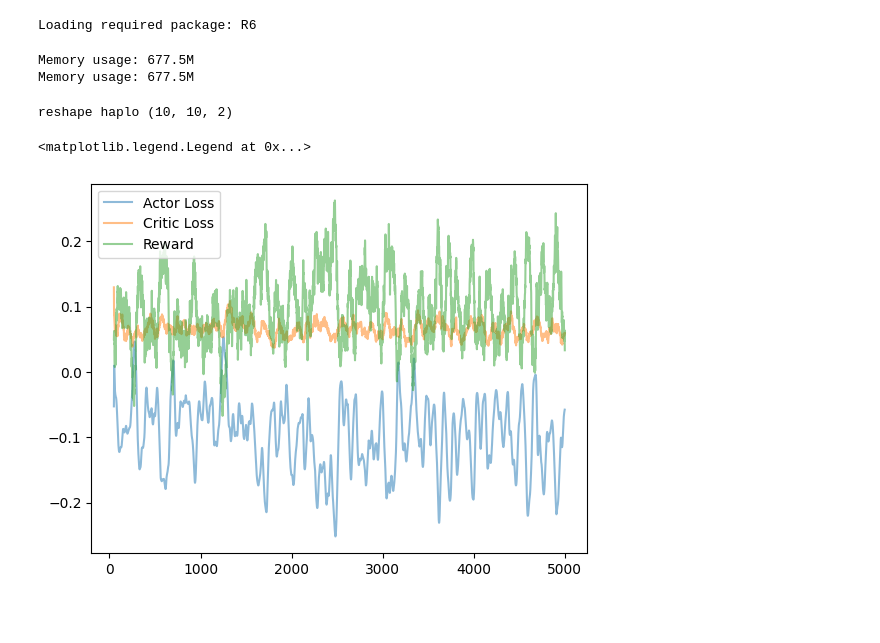
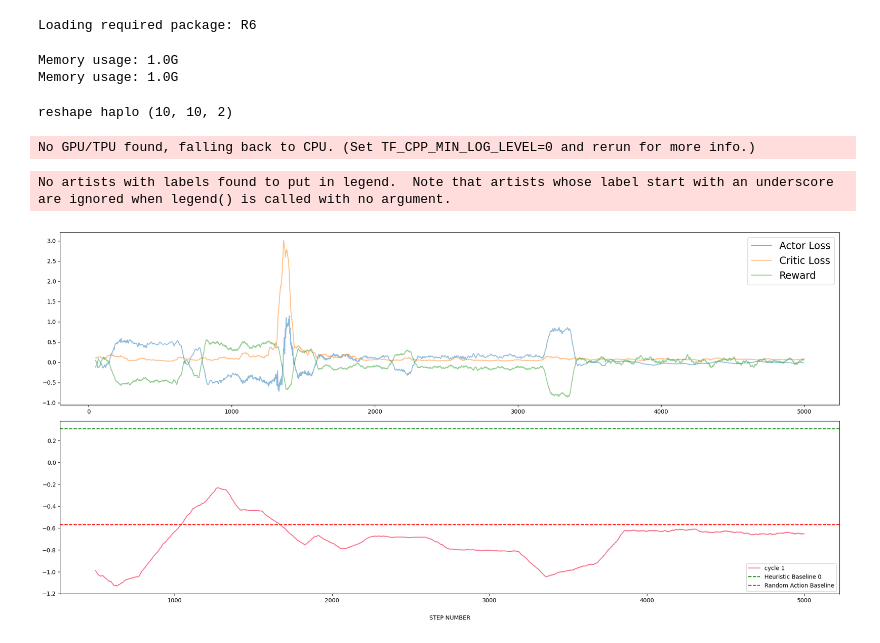
Before and after one commit to cjGO/breeder_agent, a Jupyter notebook: test.ipynb, the cells around one changed output. Drawn from its saved outputs; the diff is of its cells as text; code cells hidden in the pictures; blank space fills up the shorter version.

Commit message:
basic report viz + nn size parameter added

```diff
--- a/test.ipynb
+++ b/test.ipynb
@@ -653,19 +653,18 @@ def fitness_plot(farm_history, farm_cycles, ax=None,):
         ax.plot(cycle_smooth, color=palette[i], label=f'cycle {i+1}')
 
     for i, baseline in enumerate(farm.baselines):
-        ax.axhline(y=baseline, color='g', linestyle='--')
+        ax.axhline(y=baseline, color='g', linestyle='--', label=f'Heuristic Baseline {i}')
         ax.annotate(f'Heuristic Baseline {i}', (0, baseline), textcoords="offset points", xytext=(10,10), ha='center')
 
-    ax.axhline(y=farm.random_baseline, color='r', linestyle='--')
-    ax.annotate(f'Random Baseline', (0, farm.random_baseline), textcoords="offset points", xytext=(10,10), ha='center')
-
+    ax.axhline(y=farm.random_baseline, color='r', linestyle='--', label='Random Action Baseline')
+    ax.annotate(f'Random Action Baseline', (0, farm.random_baseline), textcoords="offset points", xytext=(10,10), ha='center')
 
     ax.legend()
 
     return ax
 # %% [output]
-Memory usage: 677.5M
-Memory usage: 677.5M
+Memory usage: 1.0G
+Memory usage: 1.0G
 # %%
 import numpy as np
 from tensorflow.keras.layers import Input, Flatten, Dense, Reshape
@@ -743,7 +742,6 @@ def split_and_average(lst, set_size):
 
     return averages
 # %%
-
 
 
 def create_critic(n, m, d, population_dummy, scores_dummy, output_dummy):
@@ -755,11 +753,11 @@ def create_critic(n, m, d, population_dummy, scores_dummy, output_dummy):
     critic_input = tf.keras.layers.Input(shape=(n, m, d))
 
     x1 = Flatten()(critic_input)
-    x2 = Dense(8, activation='relu')(score_input)  # Dense layer for the scores
+    x2 = Dense(layer_size, activation='relu')(score_input)  # Dense layer for the scores
     x3 = Flatten()(actor_output_input)  # Flatten the actor's output
     x = tf.keras.layers.Concatenate()([x1, x2, x3])  # Concatenate the flattened critic input, score input, and actor's output
-    x = Dense(8, activation='relu')(x)
-    x = Dense(8, activation='relu')(x)
+    x = Dense(layer_size, activation='relu')(x)
+    x = Dense(layer_size, activation='relu')(x)
     x = Dense(1, activation='linear')(x)  # Output layer with single linear unit
     optimizer = Adam(learning_rate=learning_rate)
     critic_model = tf.keras.models.Model([critic_input, score_input, actor_output_input], x)
@@ -775,10 +773,10 @@ def create_actor(n, m, d, total_parents, population_dummy, scores_dummy):
     actor_input = tf.keras.layers.Input(shape=(n, m, d))
 
     x1 = Flatten()(actor_input)
-    x2 = Dense(8, activation='relu')(score_input)  # Dense layer for the scores
+    x2 = Dense(layer_size, activation='relu')(score_input)  # Dense layer for the scores
     x = tf.keras.layers.Concatenate()([x1, x2])  # Concatenate the flattened actor input and the score input
-    x = Dense(8, activation='relu')(x)
-    x = Dense(8, activation='relu')(x)
+    x = Dense(layer_size, activation='relu')(x)
+    x = Dense(layer_size, activation='relu')(x)
     x = Dense(n, activation='linear')(x)  # Output layer with n linear units
     optimizer = Adam(learning_rate=learning_rate)
 
@@ -880,7 +878,7 @@ class BreedingProgram:
         new_pop = self.simulator.random_crosses(selected_parents[0], n_crosses=selected_parents[0].shape[0], n_offspring=replicates)
 
         mass_score = self.simulator.GEBV(new_pop.reshape((replicates*selected_parents[0].shape[0]), self.current_population.shape[1],self.current_population.shape[2],)).mean()[0]
-        reward =  mass_score - self.simulator.GEBV(self.current_population).mean()[0]
+        reward =  mass_score - self.simulator.GEBV(self.initial_population).mean()[0]
         # self.true_history.append(self.simulato)
         new_pop = new_pop[:, 0, :, :] # sample first individual from each cross
         return new_pop, reward, mass_score
@@ -942,6 +940,9 @@ class BreedingProgram:
         return (actor_grads, critic_grads), actor_loss, critic_loss
 
     def run_cycle(self):
+        """
+        runs a cycle of selection. updates the current population/scores
+        """
         inputs = add_batchdim(self.current_population)
         scores_dummy = np.array(self.current_scores.transpose())
         actor_output = self.actor([inputs, scores_dummy])
@@ -1060,7 +1061,8 @@ critic_loss_list=[]
 reshape haplo (10, 10, 2)
 # %%
 
-learning_rate = 0.0005
+layer_size = 64
+learning_rate = 0.001
 episodes = 5000
 
 farm  = BreedingProgram(
@@ -1076,25 +1078,51 @@ farm  = BreedingProgram(
 
 # use this to generate the pdf report below with plots... just need to process this info i think
 actor_hist,critic_hist, score_hist, reward_hist, fitness_hist = farm.overfit()
+# %% [output]
+No GPU/TPU found, falling back to CPU. (Set TF_CPP_MIN_LOG_LEVEL=0 and rerun for more info.)
 # %%
 import pandas as pd
+import matplotlib.pyplot as plt
+import seaborn as sns
 
 # Assuming actor_hist, critic_hist, and reward_hist are pandas Series
 window_size = 50  # Set the window size according to your data
 
 # Calculate the rolling average
 actor_hist_smooth = pd.Series([x[0] for x in actor_hist]).rolling(window_size).mean()
 critic_hist_smooth = pd.Series([x[0] for x in critic_hist]).rolling(window_size).mean()
 reward_hist_smooth = pd.Series([x[0] for x in reward_hist]).rolling(window_size).mean()
 
-# Plot the smoothed lines
-plt.plot(actor_hist_smooth, alpha=0.5, label='Actor Loss')
-plt.plot(critic_hist_smooth, alpha=0.5, label='Critic Loss')
-plt.plot(reward_hist_smooth, alpha=0.5, label='Reward')
-plt.legend()
+# Create a figure to hold the plots
+fig = plt.figure(figsize=(20,10))
+
+# First subplot for the smoothed lines
+ax1 = fig.add_subplot(2,1,1)  # 2 rows, 1 column, first plot
+ax1.plot(actor_hist_smooth, alpha=0.5, label='Actor Loss')
+ax1.plot(critic_hist_smooth, alpha=0.5, label='Critic Loss')
+ax1.plot(reward_hist_smooth, alpha=0.5, label='Reward')
+
+ax1.legend(fontsize='xx-large')  # Adjust fontsize here
+
+# Second subplot for the fitness plot
+ax2 = fig.add_subplot(2,1,2)  # 2 rows, 1 column, second plot
+fitness_plot(fitness_hist, farm.cycles, ax2)
+
+# Add a big subplot to set the common x-axis label
+ax = fig.add_subplot(111, frameon=False)  # 1 row, 1 column, first plot
+# Hide the big subplot's frame
+ax.tick_params(labelcolor='none', top=False, bottom=False, left=False, right=False)
+ax.grid(False)
+
+# Set the common x-axis label
+ax.set_xlabel('STEP NUMBER', labelpad=20)
+
+# Show the combined plot
+plt.tight_layout()
+plt.show()
 # %% [output]
-<matplotlib.legend.Legend at 0x...>
+No artists with labels found to put in legend.  Note that artists whose label start with an underscore are ignored when legend() is called with no argument.
-[figure, old version]
+[figure, new version]
 # %%
 fitness_x = [np.array(x).mean() for x in fitness_hist]
 plt.plot(fitness_x)
```
Also changed, not shown: parts of 3 cells of this notebook.
